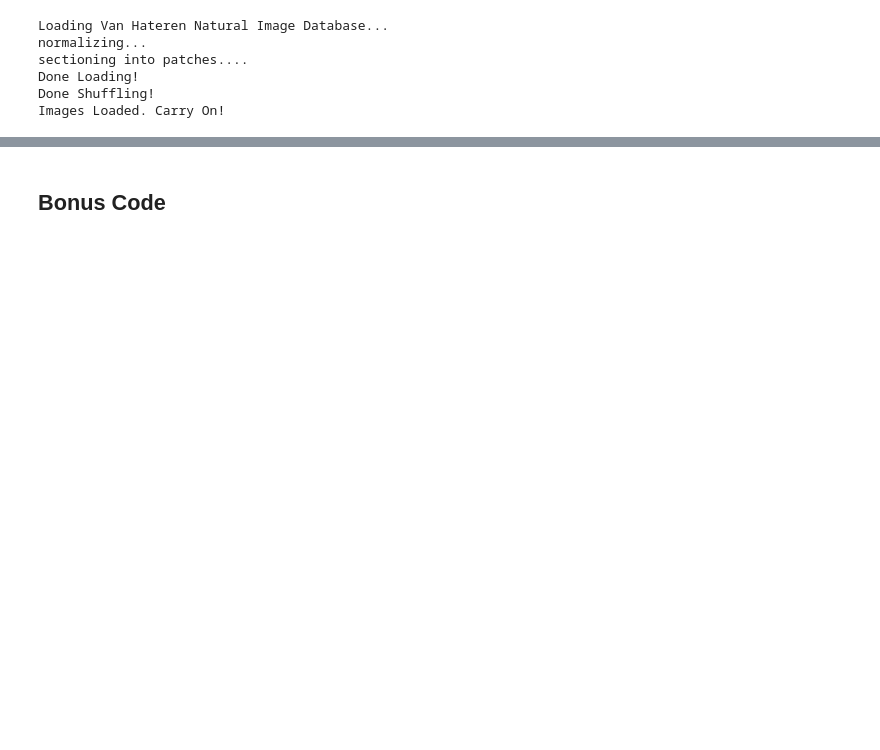
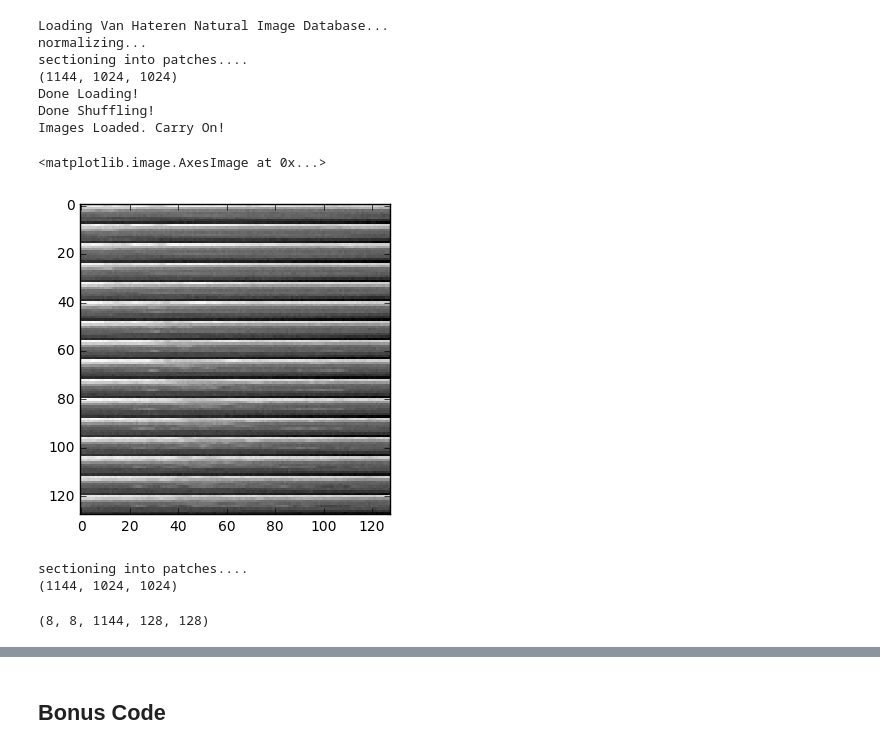
Before and after one commit to vdutell/karklinsimoncelli2011, a Jupyter notebook: Reimplementing Model - Karklin & Simoncelli 2011 .ipynb, the cells around one changed output, grey strips where cells are left out. Cells and saved outputs as stored; diff of their text form; code cells hidden in the pictures; blank space fills up the shorter version.

Commit message:
Fixed tiling issues

```diff
--- a/Reimplementing Model - Karklin & Simoncelli 2011 .ipynb
+++ b/Reimplementing Model - Karklin & Simoncelli 2011 .ipynb
@@ -12,24 +12,24 @@ import utils.imreadin as imr
 # %%
 # Model Parameters
 nneurons = 100
-patchsize = 16
+patchsize = 128
 batchsize = 100
 iterations = 100000
-testiterations = 1000
+testiterations = 10000
 
 #noise - these Prateek is interested in changing to removed iid asumption
-noisexsigma = 1 #0.4
-noisersigma = 1 #2
+noisexsigma = 0.8
+noisersigma = 2
 
 #to keep covariance matrix small for now
 npatchestotal =  iterations*batchsize #np.int(1e6)
 
-lambdaj = 0.01 #this is adjusted in order to get ravg = 1
+lambdaj = 0.001 #this is adjusted in order to get ravg = 1
 ravg = 1
 #minact = 1e-1
 #bslfr = 1e-1
 
-learning_rate = 0.1
+learning_rate = 1
 # %%
 #full images
 #vhims = extract_images('../vanHaterenNaturalImages/VanHaterenNaturalImagesCurated.h5')
@@ -62,6 +62,57 @@ print("Images Loaded. Carry On!")
 Loading Van Hateren Natural Image Database...
 normalizing...
 sectioning into patches....
+(1144, 1024, 1024)
 Done Loading!
 Done Shuffling!
 Images Loaded. Carry On!
+# %%
+#example image
+plt.imshow(vhims.images[400,:,:],cmap='gray', interpolation='None')
+# %% [output]
+<matplotlib.image.AxesImage at 0x...>
+[figure, added]
+# %%
+import os
+import numpy as np
+import h5py
+
+filename ='../vanHaterenNaturalImages/VanHaterenNaturalImagesCurated.h5'
+normalize = True,
+patch_edge_size=128
+normalize=False
+
+with h5py.File(filename, "r") as f:
+    full_img_data = np.array(f['van_hateren_good'], dtype=np.float32)
+    if(normalize):
+        print('normalizing...')
+        full_img_data = full_img_data - np.mean(full_img_data,axis=(1,2),keepdims=True)
+        full_img_data = full_img_data/np.std(full_img_data,axis=(1,2),keepdims=True)
+    if patch_edge_size is not None:
+        print('sectioning into patches....')
+        print(full_img_data.shape)
+        (num_img, num_px_rows, num_px_cols) = full_img_data.shape
+        num_img_px = num_px_rows * num_px_cols
+        #print(num_px_rows)
+        #print(patch_edge_size)
+        #print(num_px_rows % patch_edge_size)
+        #make sure tiling is compatible with dimensions of image
+        assert (num_px_rows % patch_edge_size == 0)  , ("The number of image row edge pixels % the patch edge size must be 0.")
+        assert (num_px_cols % patch_edge_size == 0)  , ("The number of image column edge pixels % the patch edge size must be 0.")
+        num_patches = int(num_img_px / patch_edge_size**2)
+        #full_img_data = np.reshape(full_img_data, (num_img, num_img_px)
+        #data = np.vstack([full_img_data[idx,...].reshape(num_patches, patch_edge_size, patch_edge_size) for idx in range(num_img)])
+
+
+    else:
+        data = full_img_data
+        num_patches = 0
+# %% [output]
+sectioning into patches....
+(1144, 1024, 1024)
+# %%
+data = np.asarray(np.split(full_img_data, num_px_cols/patch_edge_size,2)) # tile column-wise
+data = np.asarray(np.split(data, num_px_rows/patch_edge_size,2)) #tile row-wise
+data = np.reshape(np.transpose(data,(3,4,0,1,2)),(patch_edge_size,patch_edge_size,-1)) #stack tiles together
+# %% [output]
+(8, 8, 1144, 128, 128)
```
Also changed, not shown: parts of 6 cells of this notebook, 11 other files.
